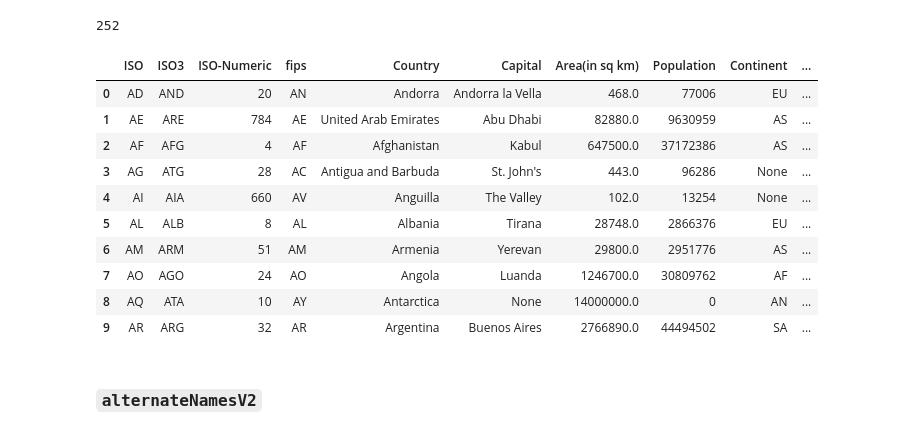
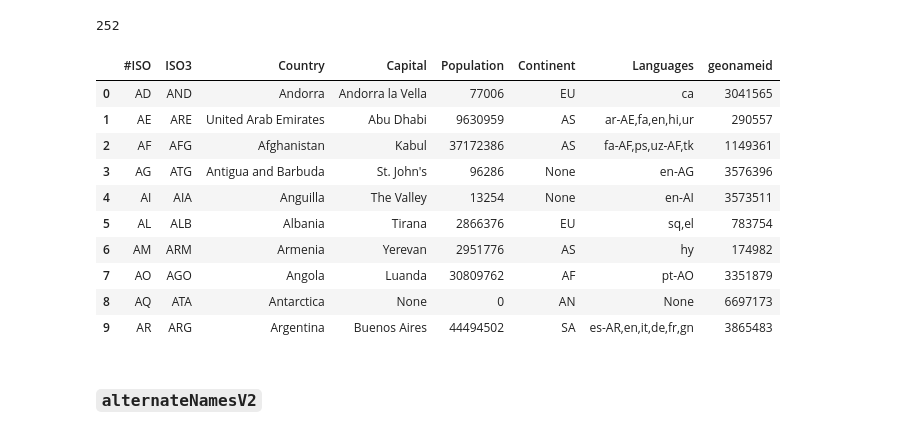
Before and after one commit to krairy/geonames, a Jupyter notebook: scripts/main.ipynb, the cells around one changed output. Drawn from its saved outputs; the diff is of its cells as text; code cells hidden in the pictures.

```diff
--- a/scripts/main.ipynb
+++ b/scripts/main.ipynb
@@ -136,20 +141,20 @@ data.to_sql('countryInfo2', con=engine, if_exists='append', index=False)
 # %% [output]
 252
 # %%
-query = 'SELECT * FROM "countryInfo" LIMIT 10'
+query = 'SELECT * FROM "countryInfo2" LIMIT 10'
 pd.read_sql_query(query, con=engine)
 # %% [output]
-|  | ISO | ISO3 | ISO-Numeric | fips | Country | Capital | Area(in sq km) | Population | Continent | ... |
-| 0 | AD | AND | 20 | AN | Andorra | Andorra la Vella | 468.0 | 77006 | EU | ... |
-| 1 | AE | ARE | 784 | AE | United Arab Emirates | Abu Dhabi | 82880.0 | 9630959 | AS | ... |
-| 2 | AF | AFG | 4 | AF | Afghanistan | Kabul | 647500.0 | 37172386 | AS | ... |
-| 3 | AG | ATG | 28 | AC | Antigua and Barbuda | St. John's | 443.0 | 96286 | None | ... |
-| 4 | AI | AIA | 660 | AV | Anguilla | The Valley | 102.0 | 13254 | None | ... |
-| 5 | AL | ALB | 8 | AL | Albania | Tirana | 28748.0 | 2866376 | EU | ... |
-| 6 | AM | ARM | 51 | AM | Armenia | Yerevan | 29800.0 | 2951776 | AS | ... |
-| 7 | AO | AGO | 24 | AO | Angola | Luanda | 1246700.0 | 30809762 | AF | ... |
-| 8 | AQ | ATA | 10 | AY | Antarctica | None | 14000000.0 | 0 | AN | ... |
-| 9 | AR | ARG | 32 | AR | Argentina | Buenos Aires | 2766890.0 | 44494502 | SA | ... |
+|  | #ISO | ISO3 | Country | Capital | Population | Continent | Languages | geonameid |
+| 0 | AD | AND | Andorra | Andorra la Vella | 77006 | EU | ca | 3041565 |
+| 1 | AE | ARE | United Arab Emirates | Abu Dhabi | 9630959 | AS | ar-AE,fa,en,hi,ur | 290557 |
+| 2 | AF | AFG | Afghanistan | Kabul | 37172386 | AS | fa-AF,ps,uz-AF,tk | 1149361 |
+| 3 | AG | ATG | Antigua and Barbuda | St. John's | 96286 | None | en-AG | 3576396 |
+| 4 | AI | AIA | Anguilla | The Valley | 13254 | None | en-AI | 3573511 |
+| 5 | AL | ALB | Albania | Tirana | 2866376 | EU | sq,el | 783754 |
+| 6 | AM | ARM | Armenia | Yerevan | 2951776 | AS | hy | 174982 |
+| 7 | AO | AGO | Angola | Luanda | 30809762 | AF | pt-AO | 3351879 |
+| 8 | AQ | ATA | Antarctica | None | 0 | AN | None | 6697173 |
+| 9 | AR | ARG | Argentina | Buenos Aires | 44494502 | SA | es-AR,en,it,de,fr,gn | 3865483 |
 # %%
 metadata = MetaData()
 cinfo = Table('countryInfo', metadata,
```
Also changed, not shown: parts of 24 cells of this notebook.
